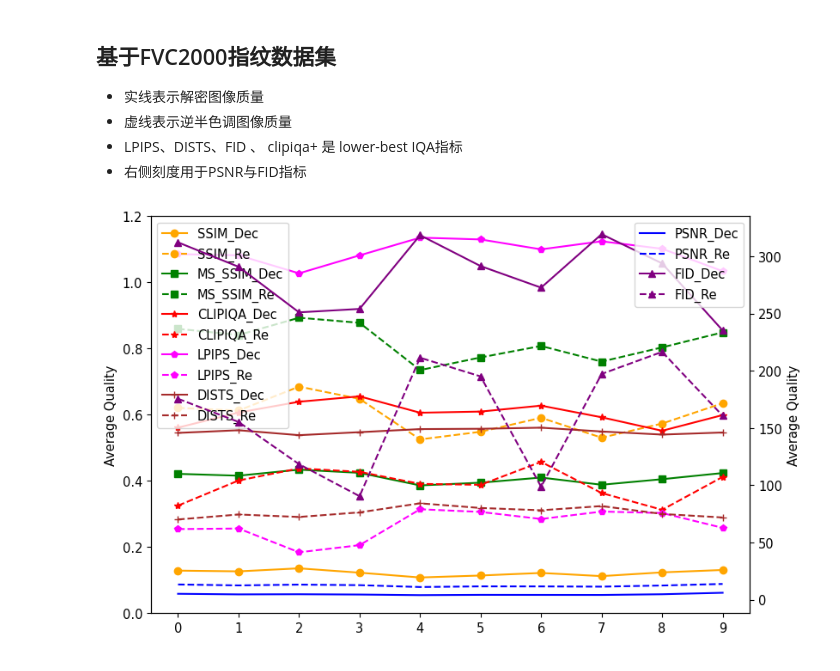
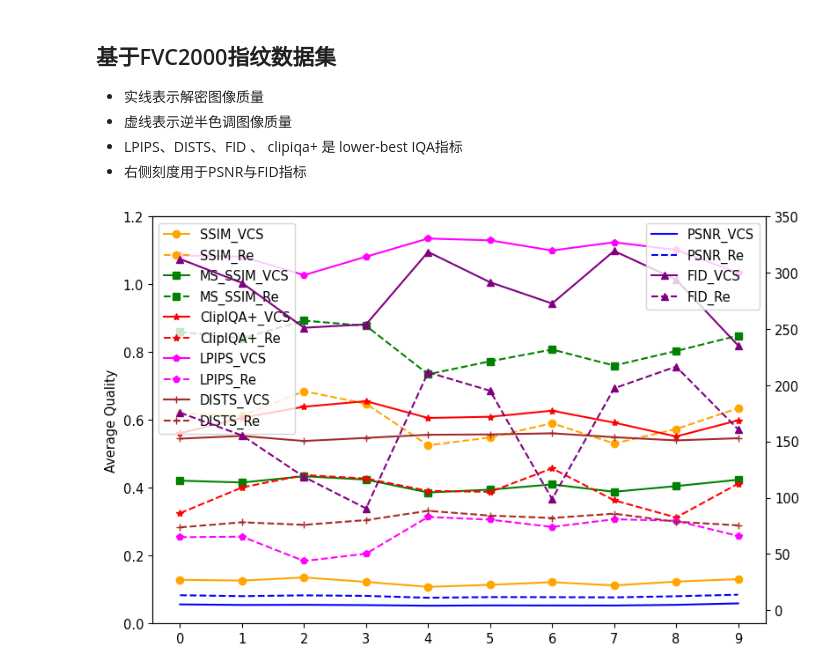
Before and after one commit to Kenny3Shen/Machine_Learning, a Jupyter notebook: facial_halftone/iht-pyiqa-sadcnn.ipynb, the cells around one changed output. Saved outputs shown, nothing was run; the diff lists cells and outputs as text; code cells hidden in the pictures.

```diff
--- a/facial_halftone/iht-pyiqa-sadcnn.ipynb
+++ b/facial_halftone/iht-pyiqa-sadcnn.ipynb
@@ -218,45 +217,45 @@ plt.rcParams['figure.figsize'] = (9, 6)
 # 设置字体大小
 plt.rcParams['font.size'] = 10.5
 # 设置字体
-plt.rcParams['font.family'] = 'Times New Roman'
+plt.rcParams['font.sans-serif'] = 'Times New Roman' # 设置全局字体，会被局部字体顶替
+#plt.rcParams['font.family'] = 'Times New Roman'
 
 
 fig, ax1 = plt.subplots()  # figsize参数已经在plt.rcParams['figure.figsize']中设置，这里不需要再设置
 
 ax2 = ax1.twinx()
-ax2.plot(list(average_quality.keys()), [quality['psnr1'] for quality in average_quality.values()], '-',  color='blue',label='PSNR_Dec')
+ax2.plot(list(average_quality.keys()), [quality['psnr1'] for quality in average_quality.values()], '-',  color='blue',label='PSNR_VCS')
 ax2.plot(list(average_quality.keys()), [quality['psnr2'] for quality in average_quality.values()], '--',  color='blue',label='PSNR_Re')
 
-ax1.plot(list(average_quality.keys()), [quality['ssim1'] for quality in average_quality.values()], '-o', color='orange', label='SSIM_Dec')
+ax1.plot(list(average_quality.keys()), [quality['ssim1'] for quality in average_quality.values()], '-o', color='orange', label='SSIM_VCS')
 ax1.plot(list(average_quality.keys()), [quality['ssim2'] for quality in average_quality.values()], '--o', color='orange', label='SSIM_Re')
 
-ax1.plot(list(average_quality.keys()), [quality['ms_ssim1'] for quality in average_quality.values()], '-s', color='green', label='MS_SSIM_Dec')
+ax1.plot(list(average_quality.keys()), [quality['ms_ssim1'] for quality in average_quality.values()], '-s', color='green', label='MS_SSIM_VCS')
 ax1.plot(list(average_quality.keys()), [quality['ms_ssim2'] for quality in average_quality.values()], '--s', color='green', label='MS_SSIM_Re')
 
-ax1.plot(list(average_quality.keys()), [quality['clip_iqa1'] for quality in average_quality.values()], '-*', color='red', label='CLIPIQA_Dec')
-ax1.plot(list(average_quality.keys()), [quality['clip_iqa2'] for quality in average_quality.values()], '--*', color='red', label='CLIPIQA_Re')
+ax1.plot(list(average_quality.keys()), [quality['clip_iqa1'] for quality in average_quality.values()], '-*', color='red', label='ClipIQA+_VCS')
+ax1.plot(list(average_quality.keys()), [quality['clip_iqa2'] for quality in average_quality.values()], '--*', color='red', label='ClipIQA+_Re')
 
-ax2.plot(list(average_quality.keys()), [quality['fid1'] for quality in average_quality.values()], '-^', color='purple', label='FID_Dec')
+ax2.plot(list(average_quality.keys()), [quality['fid1'] for quality in average_quality.values()], '-^', color='purple', label='FID_VCS')
 ax2.plot(list(average_quality.keys()), [quality['fid2'] for quality in average_quality.values()], '--^', color='purple', label='FID_Re')
 
-ax1.plot(list(average_quality.keys()), [quality['lpips1'] for quality in average_quality.values()], '-p', color='magenta', label='LPIPS_Dec')
+ax1.plot(list(average_quality.keys()), [quality['lpips1'] for quality in average_quality.values()], '-p', color='magenta', label='LPIPS_VCS')
 ax1.plot(list(average_quality.keys()), [quality['lpips2'] for quality in average_quality.values()], '--p', color='magenta', label='LPIPS_Re')
 
-ax1.plot(list(average_quality.keys()), [quality['dists1'] for quality in average_quality.values()], '-+', color='brown', label='DISTS_Dec')
+ax1.plot(list(average_quality.keys()), [quality['dists1'] for quality in average_quality.values()], '-+', color='brown', label='DISTS_VCS')
 ax1.plot(list(average_quality.keys()), [quality['dists2'] for quality in average_quality.values()], '--+', color='brown', label='DISTS_Re')
 
 # Add labels to the y-axes
 ax1.set_ylabel('Average Quality')
-ax2.set_ylabel('Average Quality')
 # Add a legend
-ax1.legend(loc='upper left')
-ax2.legend(loc='upper right')
+ax1.legend(loc='upper left', fontsize='10.5')
+ax2.legend(loc='upper right', fontsize='10.5')
 
 ax1.set_yticks(np.arange(0, 1.4, 0.2))  # Set y-ticks for ax1
-ax2.set_yticks(np.arange(0, 350, 50))  # Set y-ticks for ax2
+ax2.set_yticks(np.arange(0, 400, 50))  # Set y-ticks for ax2
 ax1.set_xticks(np.arange(0, 10))
 
-plt.savefig('my_figure.png', dpi=300)
+plt.savefig('my_figure.png', dpi=500)
 plt.show()
 # %% [output]
-[figure, old version]
+[figure, new version]
```
Also changed, not shown: parts of 3 cells of this notebook.
